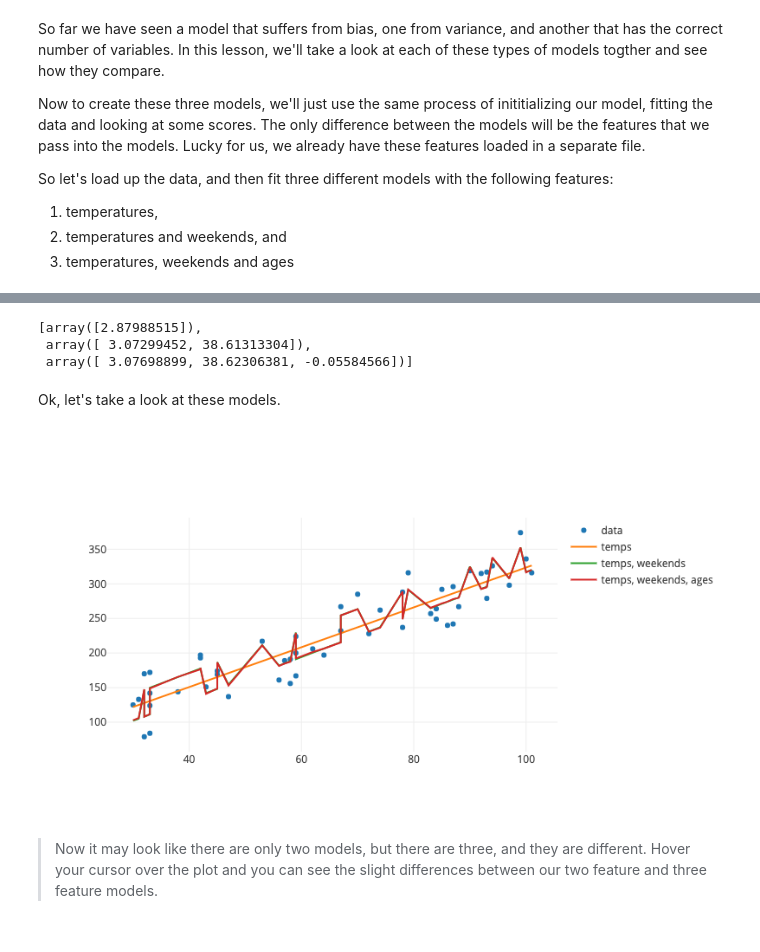
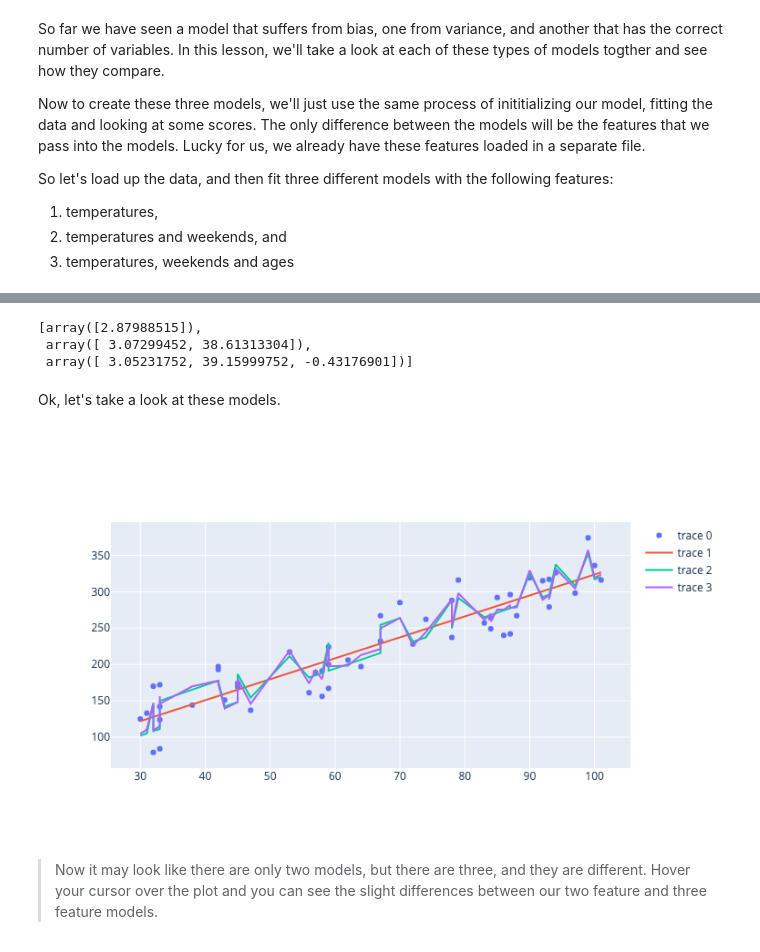
Before and after one commit to KarenKYu/train-test-split, a Jupyter notebook: 7-bias-variance-tradeoff/2-the-right-balance.ipynb, the cells around one changed output, grey strips where cells are left out. Saved outputs shown, nothing was run; the diff lists cells and outputs as text; code cells hidden in the pictures.

```diff
--- a/7-bias-variance-tradeoff/2-the-right-balance.ipynb
+++ b/7-bias-variance-tradeoff/2-the-right-balance.ipynb
@@ -25,31 +45,28 @@ So let's load up the data, and then fit three different models with the followin
 # %%
-from sklearn.linear_model import LinearRegression
-from data import input_temps, temps_and_is_weekends, temps_weekends_and_ages, customers_with_errors
-feature_datasets = [input_temps, temps_and_is_weekends, temps_weekends_and_ages]
-models = []
-for dataset in feature_datasets:
-    model = LinearRegression()
-    model.fit(dataset, customers_with_errors)
-    models.append(model)
-models
-
 intercepts = [model.intercept_ for model in models]
 # [35.62031572335471, 9.854773197812762, 12.155548281106803]
-
 coefs = [model.coef_ for model in models]
 coefs
 # %% [output]
 [array([2.87988515]),
  array([ 3.07299452, 38.61313304]),
- array([ 3.07698899, 38.62306381, -0.05584566])]
+ array([ 3.05231752, 39.15999752, -0.43176901])]
 # %% [markdown]
 Ok, let's take a look at these models.
-# %%
-from data import data_trace, prediction_traces
-from graph import plot
-plot([data_trace,*prediction_traces])
-# %% [output]
-[figure, removed]
+# %%
+y_preds = []
+for i in range(0, 3):
+    y_pred = models[i].predict(df_sorted.iloc[:, :i + 1])
+    y_preds.append(y_pred)
+# %%
+import plotly.graph_objects as go
+models_traces = [go.Scatter(x = df_sorted['temp'], y = preds) for preds in y_preds]
+# %%
+data_trace = go.Scatter(x = df_sorted['temp'], y = df_sorted['customers'], mode = 'markers')
+# %%
+go.Figure(data = [data_trace,*models_traces])
+# %% [output]
+[figure, added]
 # %% [markdown]
 > Now it may look like there are only two models, but there are three, and they are different.  Hover your cursor over the plot and you can see the slight differences between our two feature and three feature models.
 # %% [markdown]
```
Also changed, not shown: parts of 13 cells of this notebook, 3 other files.
